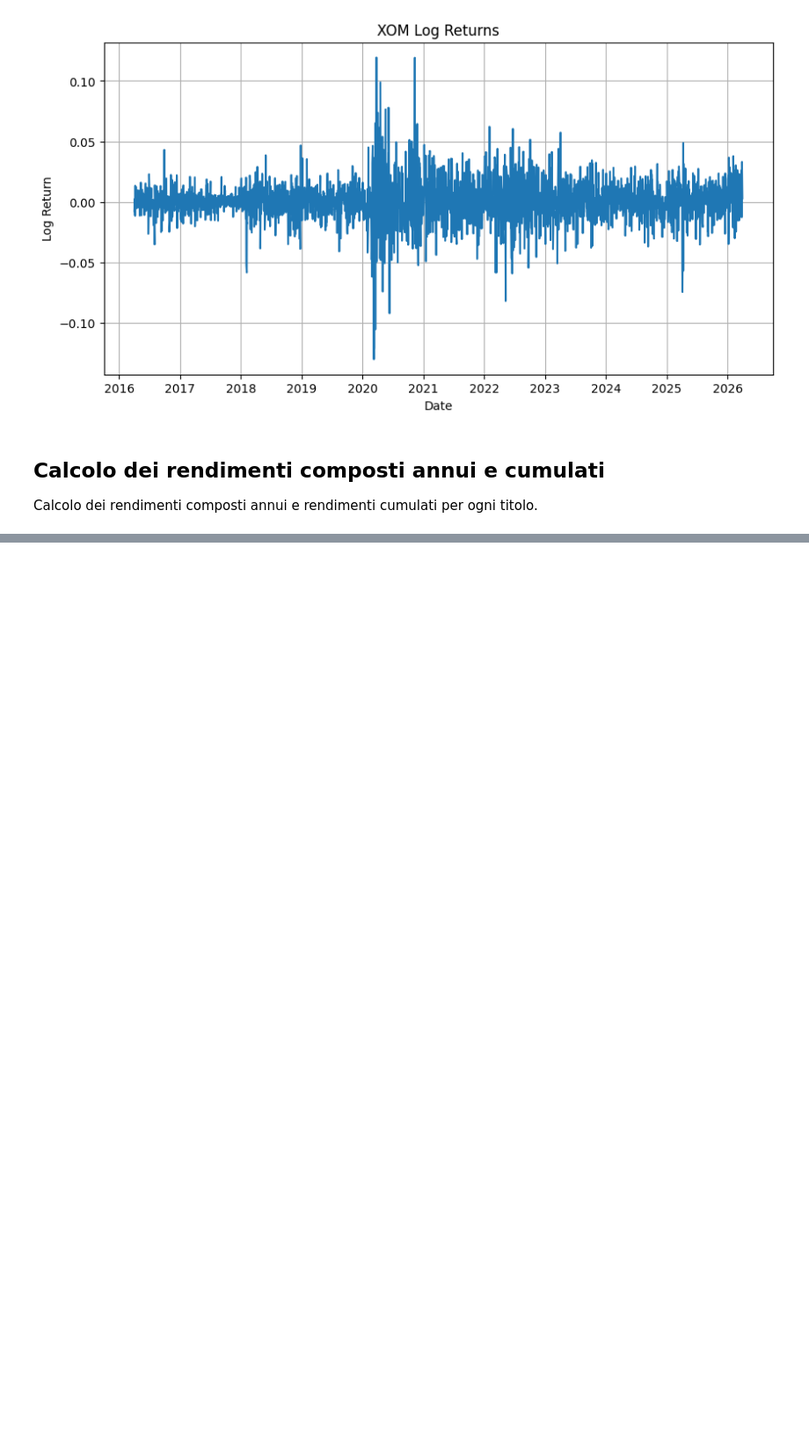
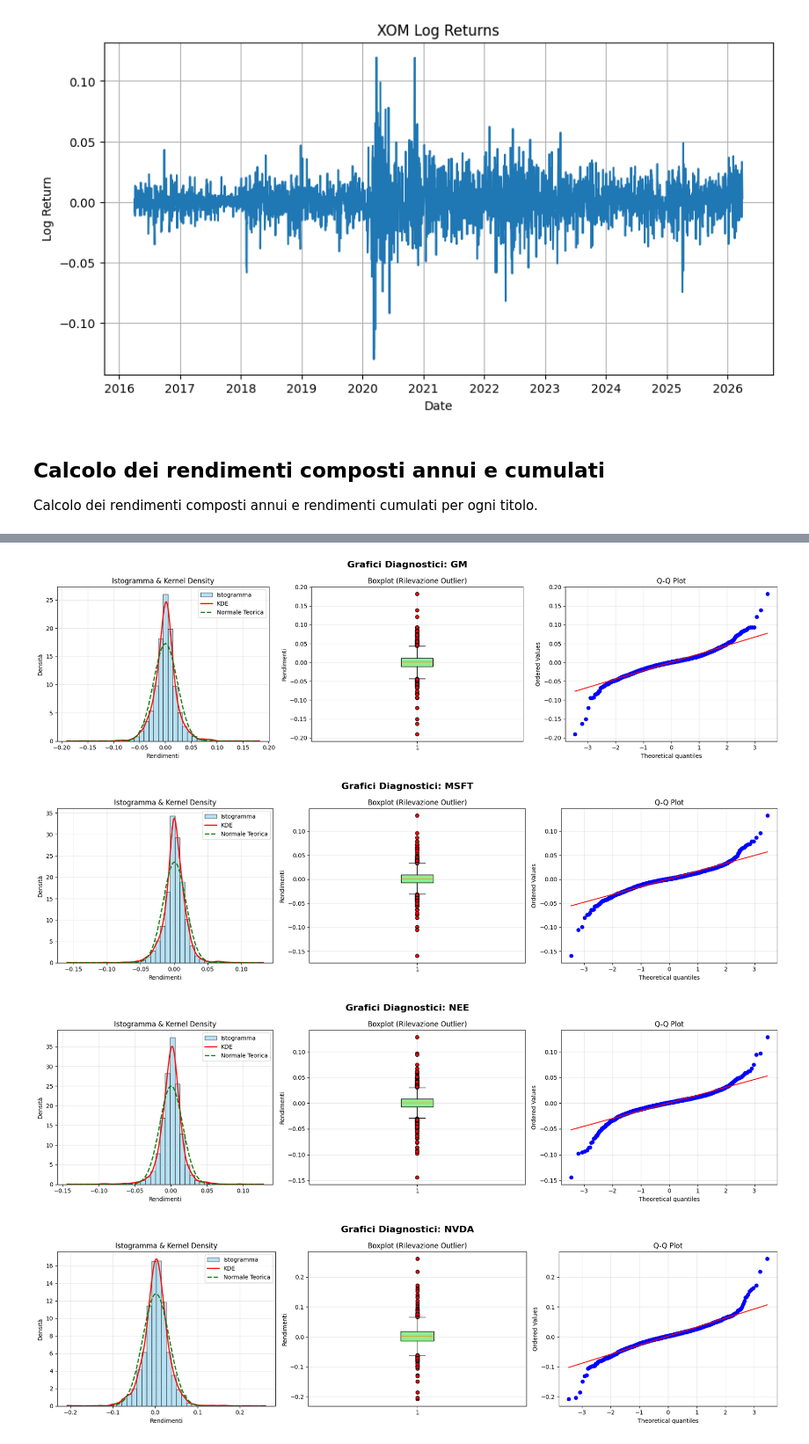
Before and after one commit to LucaGiani787/finance-project, a Jupyter notebook: project.ipynb, the cells around one changed output, grey strips where cells are left out. Shown at 88% size. Drawn from its saved outputs; the diff is of its cells as text; code cells hidden in the pictures; blank space fills up the shorter version.

Commit message:
feat: add diagnostic plot for returns

```diff
--- a/project.ipynb
+++ b/project.ipynb
@@ -197,0 +204,71 @@ XOM CAGR: 12.23%
+# %%
+for ticker, df in stock_list:
+    df_clean = df.dropna(subset=["LR"])
+    # Creazione della figura con 3 sotto-grafici in linea
+    fig, axes = plt.subplots(1, 3, figsize=(18, 5))
+    fig.suptitle(
+        f"Grafici Diagnostici: {ticker}", fontsize=16, fontweight="bold"
+    )
+
+    # Sezione 1: Istogramma e Kernel Density (KDE)
+    axes[0].hist(
+        df_clean["LR"],
+        bins=40,
+        density=True,
+        alpha=0.6,
+        color="skyblue",
+        edgecolor="black",
+        label="Istogramma",
+    )
+    # Linea KDE
+    kde = stats.gaussian_kde(df_clean["LR"])
+    x_range = np.linspace(df_clean["LR"].min(), df_clean["LR"].max(), 200)
+    axes[0].plot(x_range, kde(x_range), color="red", lw=2, label="KDE")
+    # Linea Normale teorica per confronto
+    mu, std = df_clean["LR"].mean(), df_clean["LR"].std()
+    axes[0].plot(
+        x_range,
+        stats.norm.pdf(x_range, mu, std),
+        color="green",
+        linestyle="--",
+        lw=2,
+        label="Normale Teorica",
+    )
+    axes[0].set_title("Istogramma & Kernel Density")
+    axes[0].set_xlabel("Rendimenti")
+    axes[0].set_ylabel("Densità")
+    axes[0].legend()
+    axes[0].grid(True, alpha=0.3)
+
+    # Sezione 2: Boxplot
+    axes[1].boxplot(
+        df_clean["LR"],
+        vert=True,
+        patch_artist=True,
+        boxprops=dict(facecolor="lightgreen", color="black"),
+        flierprops=dict(
+            marker="o",
+            markerfacecolor="red",
+            markersize=6,
+            linestyle="none",
+        ),
+    )
+    axes[1].set_title("Boxplot (Rilevazione Outlier)")
+    # axes[1].set_xticklabels(ticker)
+    axes[1].set_ylabel("Rendimenti")
+    axes[1].grid(True, alpha=0.3)
+
+    # Sezione 3: Q-Q Plot
+    stats.probplot(df_clean["LR"], dist="norm", plot=axes[2])
+    axes[2].set_title("Q-Q Plot")
+    axes[2].grid(True, alpha=0.3)
+
+    plt.tight_layout()
+    plt.savefig(f'./relazione/images/{ticker}_diagnostic_plots.png')
+    plt.show()
+    plt.close()
+# %% [output]
+[figure, added]
+[figure, added]
+[figure, added]
+[figure, added]
```
Also changed, not shown: parts of 5 cells of this notebook, 24 other files.
